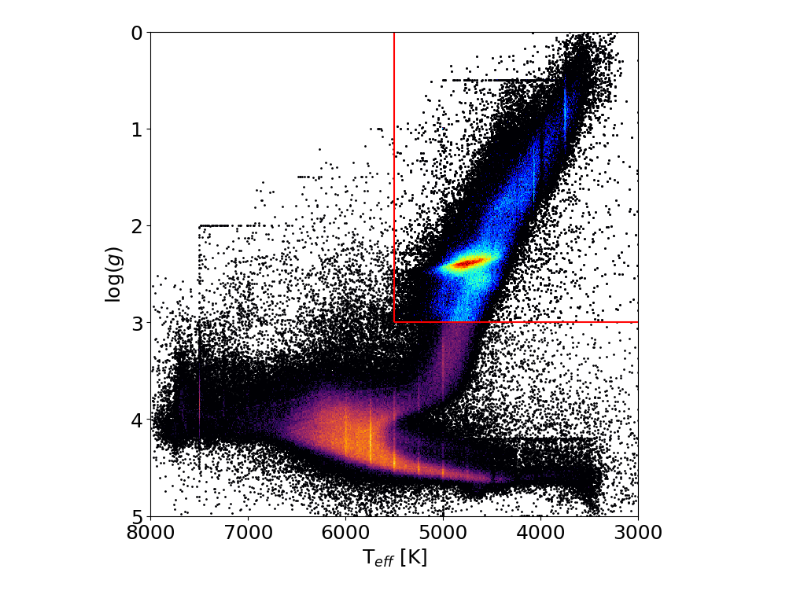
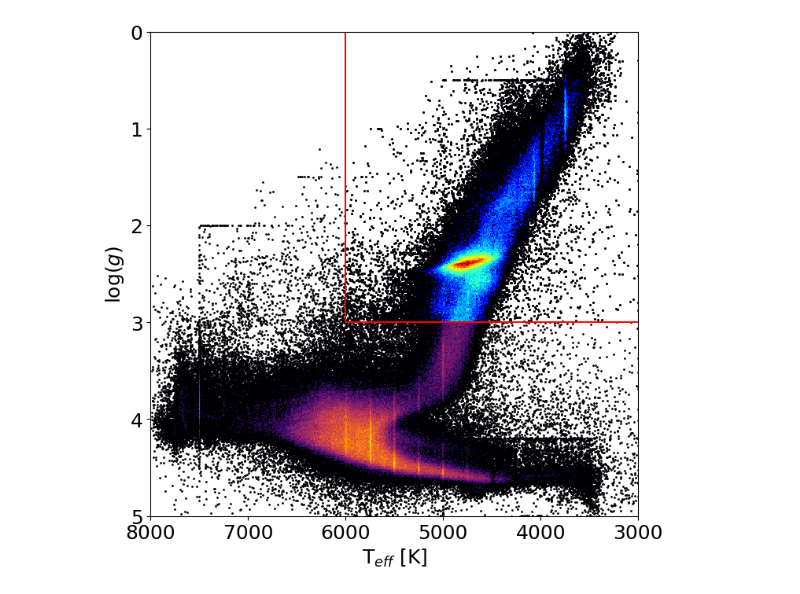
Before and after one commit to rodrigo1889/Gaia-Enceladus-Sausage, a Jupyter notebook: HR.ipynb, the cells around one changed output. Drawn from its saved outputs; the diff is of its cells as text; code cells hidden in the pictures.

```diff
--- a/HR.ipynb
+++ b/HR.ipynb
@@ -11,11 +12,9 @@ import matplotlib as mplt
 # %%
 plt.style.use(["default"])
 plt.rcParams['figure.figsize'] = 8.0,8.0
-font = {'family' : 'Sans',
-        'weight' : 'normal',
-        'size'   :18}
+font = {'size'   :18}
 plt.rc("font",**font)
 # %%
-completo = pd.DataFrame(pd.read_csv("galah_complete.csv"))
+completo = pd.DataFrame(pd.read_csv("complete.csv"))
 # %%
 completo = completo.loc[(completo["teff"].notna())&(completo["logg"].notna())]
@@ -39,3 +34,3 @@ plt.show()
 # %%
-giants = completo.loc[(completo["teff"] < 5500) & (completo["logg"] < 3)]
+giants = completo.loc[(completo["teff"] < 6000) & (completo["logg"] < 3)]
 # %%
@@ -54,19 +49,19 @@ plt.show()
 # %%
 h = plt.hist2d(completo["teff"], completo["logg"], bins=500, cmin=5, norm=mplt.colors.PowerNorm(0.5), zorder=4,cmap=plt.cm.inferno)
 plt.scatter(completo["teff"],completo["logg"],s=1,color=mplt.cm.get_cmap("inferno")(0),zorder=0)
 h2 = plt.hist2d(giants["teff"], giants["logg"], bins=300, cmin=5, norm=mplt.colors.PowerNorm(0.5), zorder=4,cmap=plt.cm.jet)
 plt.scatter(giants["teff"],giants["logg"],s=1,color=mplt.cm.get_cmap("inferno")(0),zorder=0)
 
-plt.vlines(5500,ymin=3,ymax=0,color="red")
-plt.hlines(3,xmin=5500,xmax=3000,color="red",zorder=11)
+plt.vlines(6000,ymin=3,ymax=0,color="red")
+plt.hlines(3,xmin=6000,xmax=3000,color="red",zorder=11)
 #cb = plt.colorbar(h[3], pad=0.02)
 plt.gca().invert_xaxis()
 plt.gca().invert_yaxis()
 
 plt.ylabel("$\log(g)$")
 plt.xlabel("T$_{eff}$ [K]")
 plt.ylim(5,0)
 plt.xlim(8000,3000)
 plt.show()
 # %% [output]
-[figure, old version]
+[figure, new version]
```
Also changed, not shown: parts of 4 cells of this notebook, 1 other file.
